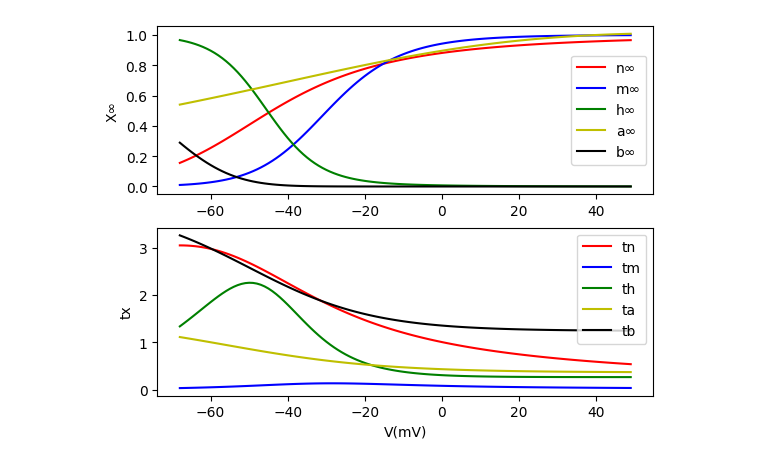
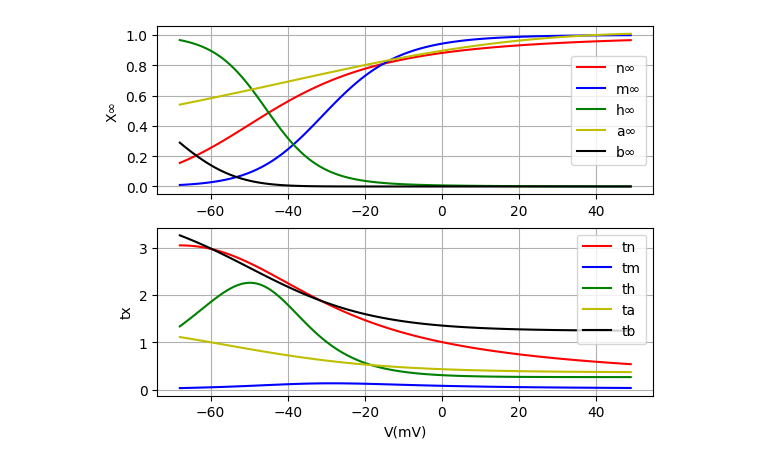
Before and after one commit to rfscorrea/listas-neurociencia-profroque, a Jupyter notebook: lista3/exercicio1a.ipynb, the cells around one changed output. Saved outputs shown, nothing was run; the diff lists cells and outputs as text; code cells hidden in the pictures.

```diff
--- a/lista3/exercicio1a.ipynb
+++ b/lista3/exercicio1a.ipynb
@@ -83,23 +83,25 @@ for v in range(-68, 50):
 # %%
 plt.subplot(2,1,1)
 plt.plot(v_i,n_i, 'r', label='n∞')
 plt.plot(v_i,m_i, 'b', label='m∞')
 plt.plot(v_i,h_i, 'g', label='h∞')
 plt.plot(v_i,a_i, 'y', label='a∞')
 plt.plot(v_i,b_i, 'k', label='b∞')
 plt.legend()
 plt.ylabel('X∞')
+plt.grid()
 
 plt.subplot(2,1,2)
 plt.plot(v_i, t_n, 'r', label='tn')
 plt.plot(v_i, t_m, 'b', label='tm')
 plt.plot(v_i, t_h, 'g', label='th')
 plt.plot(v_i, t_a, 'y', label='ta')
 plt.plot(v_i, t_b, 'k', label='tb')
 plt.legend()
 plt.xlabel('V(mV)')
 plt.ylabel('tx')
+plt.grid()
 
 plt.show()
 # %% [output]
-[figure, old version]
+[figure, new version]
```
Also changed, not shown: 9 other files.
